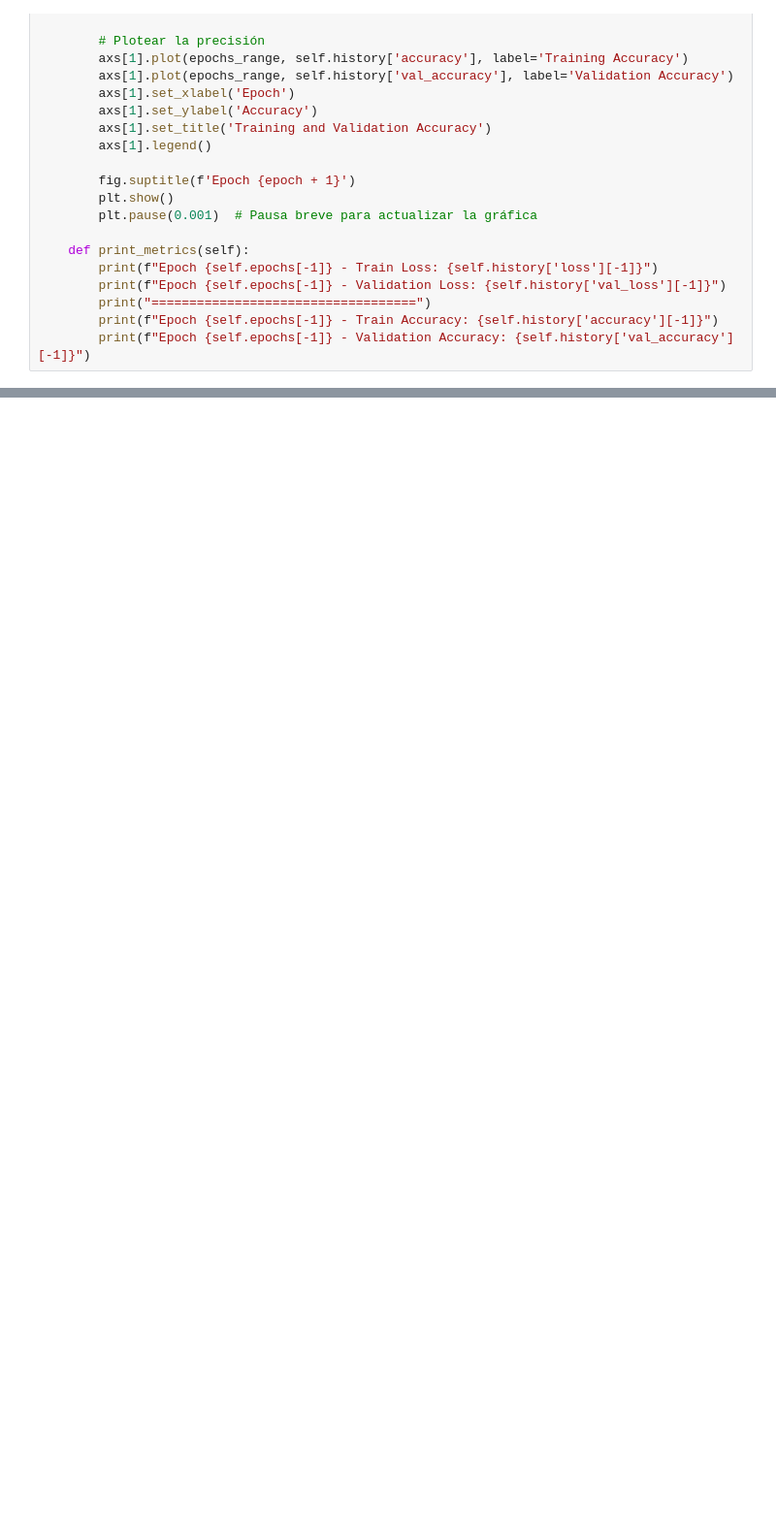
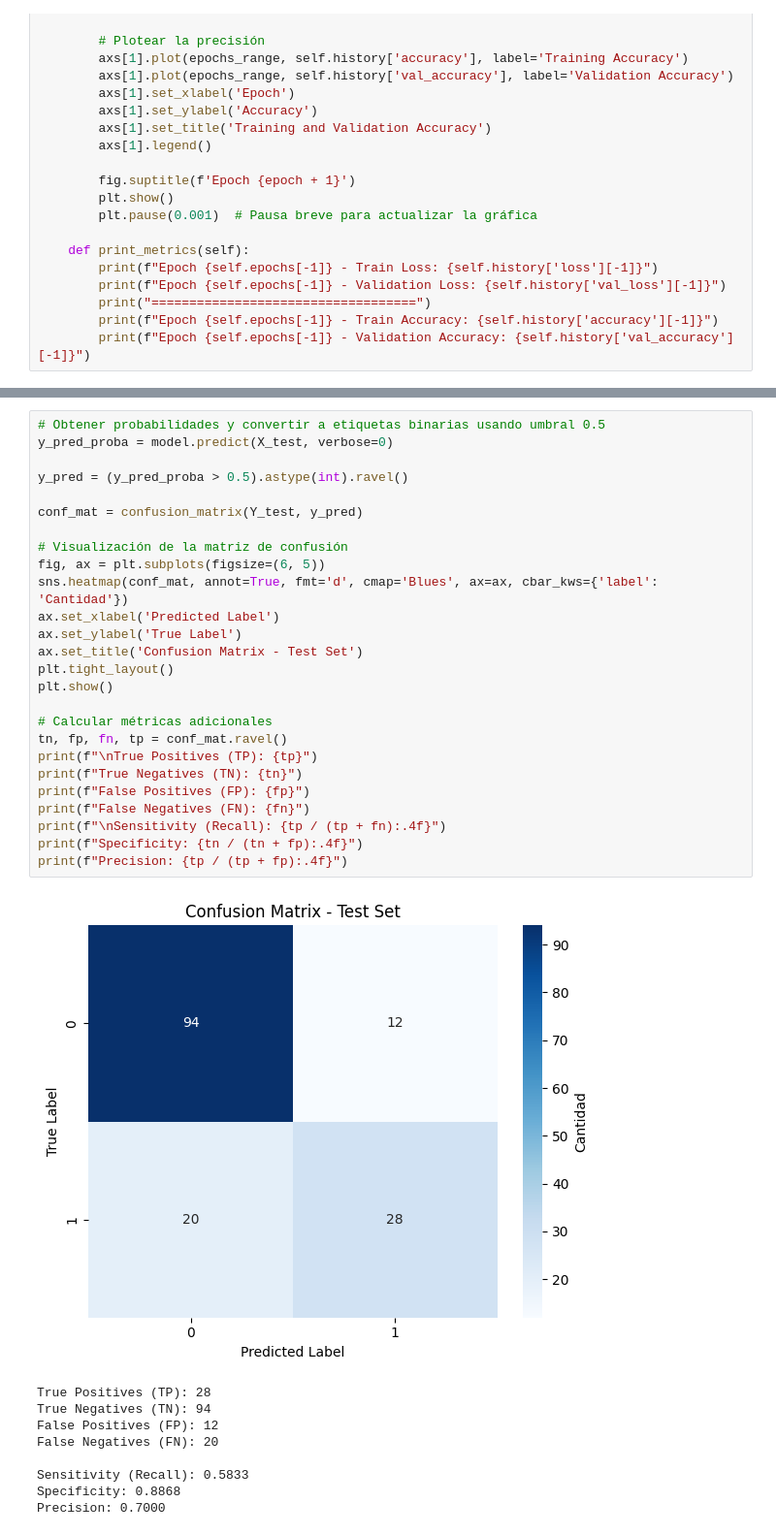
Before and after one commit to vchibilisco/ejemplos-IA, a Jupyter notebook: red_neuronal/diabetes.ipynb, the cells around one changed output, grey strips where cells are left out. Shown at 97% size. Saved outputs shown, nothing was run; the diff lists cells and outputs as text; blank space fills up the shorter version.

```diff
--- a/red_neuronal/diabetes.ipynb
+++ b/red_neuronal/diabetes.ipynb
@@ -310,0 +350,36 @@ plt.show()
+# %%
+# Obtener probabilidades y convertir a etiquetas binarias usando umbral 0.5
+y_pred_proba = model.predict(X_test, verbose=0)
+
+y_pred = (y_pred_proba > 0.5).astype(int).ravel()
+
+conf_mat = confusion_matrix(Y_test, y_pred)
+
+# Visualización de la matriz de confusión
+fig, ax = plt.subplots(figsize=(6, 5))
+sns.heatmap(conf_mat, annot=True, fmt='d', cmap='Blues', ax=ax, cbar_kws={'label': 'Cantidad'})
+ax.set_xlabel('Predicted Label')
+ax.set_ylabel('True Label')
+ax.set_title('Confusion Matrix - Test Set')
+plt.tight_layout()
+plt.show()
+
+# Calcular métricas adicionales
+tn, fp, fn, tp = conf_mat.ravel()
+print(f"\nTrue Positives (TP): {tp}")
+print(f"True Negatives (TN): {tn}")
+print(f"False Positives (FP): {fp}")
+print(f"False Negatives (FN): {fn}")
+print(f"\nSensitivity (Recall): {tp / (tp + fn):.4f}")
+print(f"Specificity: {tn / (tn + fp):.4f}")
+print(f"Precision: {tp / (tp + fp):.4f}")
+# %% [output]
+[figure, added]
+True Positives (TP): 28
+True Negatives (TN): 94
+False Positives (FP): 12
+False Negatives (FN): 20
+
+Sensitivity (Recall): 0.5833
+Specificity: 0.8868
+Precision: 0.7000
```
Also changed, not shown: parts of 16 cells of this notebook, 20 other files.
